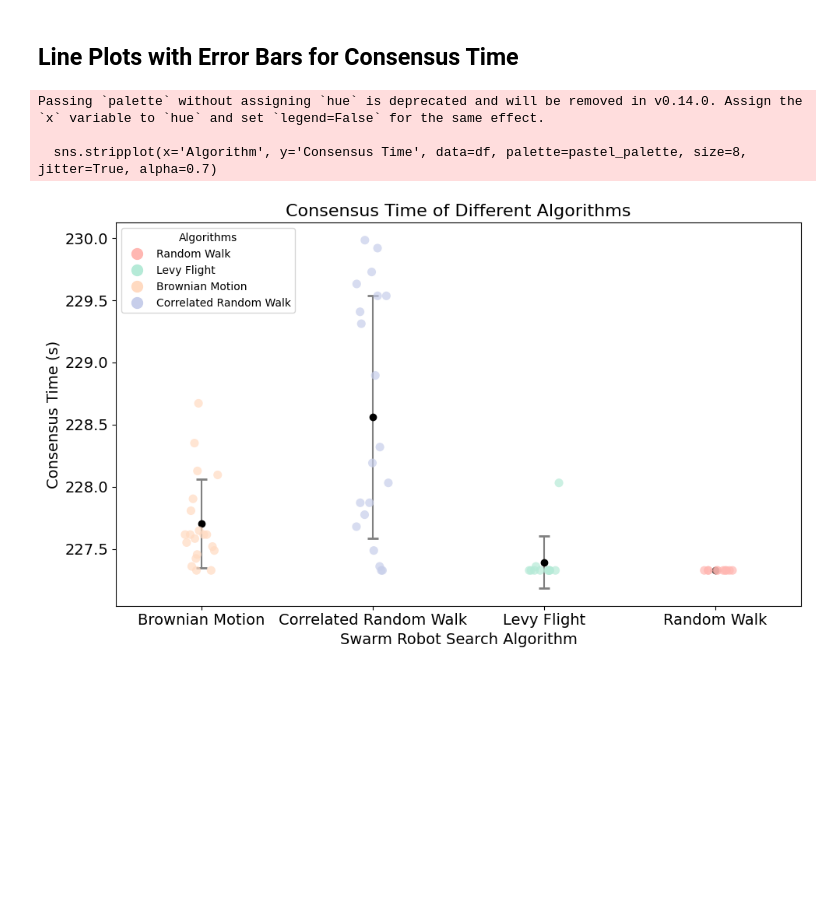
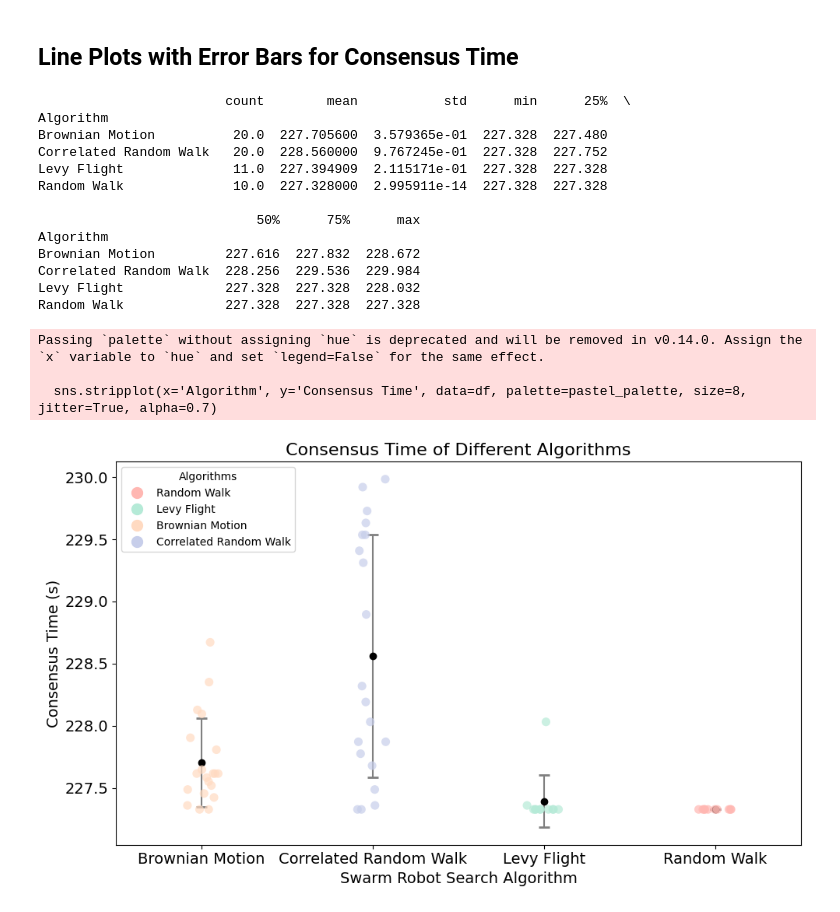
Before and after one commit to marckbarrion/swarm-search-algo_data-analyses, a Jupyter notebook: 4_experiment.ipynb, the cells around one changed output. Drawn from its saved outputs; the diff is of its cells as text; code cells hidden in the pictures; blank space fills up the shorter version.

Commit message:
updated scripts for new acquired data

```diff
--- a/4_experiment.ipynb
+++ b/4_experiment.ipynb
@@ -22,18 +22,27 @@ import seaborn as sns
 def process_directory(base_dir, skip_lines=False):
     consensus_times = []
 
-    for run_dir in sorted(os.listdir(base_dir)):
+    if not os.path.exists(base_dir):
+        print(f"Directory {base_dir} does not exist. Skipping.")
+        return consensus_times
+
+    run_dirs = sorted(os.listdir(base_dir))
+
+    for run_dir in run_dirs:
         run_path = os.path.join(base_dir, run_dir, 'e-puck.csv')
         if os.path.isfile(run_path):
-            if skip_lines:
-                df = pd.read_csv(run_path, skip_blank_lines=True)
-            else:
-                df = pd.read_csv(run_path)
+            try:
+                if skip_lines:
+                    df = pd.read_csv(run_path, skip_blank_lines=True)
+                else:
+                    df = pd.read_csv(run_path)
 
-            # Get the time where consensus_flag is True
-            consensus_time = df.loc[df['consensus_flag'] == True, 'time']
-            if not consensus_time.empty:
-                consensus_times.append(consensus_time.iloc[0])
+                # Get the time where consensus_flag is True
+                consensus_time = df.loc[df['consensus_flag'] == True, 'time']
+                if not consensus_time.empty:
+                    consensus_times.append(consensus_time.iloc[0])
+            except Exception as e:
+                print(f"Error reading {run_path}: {e}")
 
     return consensus_times
 
@@ -59,37 +68,58 @@ for algorithm, dir_path in directories.items():
 
 # Create a DataFrame from the collected data
 df = pd.DataFrame(data)
+
+# Print descriptive statistics
+descriptive_stats = df.groupby('Algorithm')['Consensus Time'].describe()
+print(descriptive_stats)
 
 # Calculate mean and standard deviation for each algorithm
 mean_std = df.groupby('Algorithm')['Consensus Time'].agg(['mean', 'std']).reset_index()
 
 # Define a pastel color palette
 pastel_palette = {
     "Random Walk": "#FFB7B2",  # Light pink
     "Levy Flight": "#B5EAD7",  # Light mint green
     "Brownian Motion": "#FFDAC1",  # Light peach
     "Correlated Random Walk": "#C7CEEA"  # Light lavender
 }
 
 # Plotting the consensus times using line plot with error bars
 plt.figure(figsize=(10, 6))
 plt.errorbar(mean_std['Algorithm'], mean_std['mean'], yerr=mean_std['std'], fmt='o', capsize=5, capthick=2, color='black', ecolor='gray')
 sns.stripplot(x='Algorithm', y='Consensus Time', data=df, palette=pastel_palette, size=8, jitter=True, alpha=0.7)
 plt.title('Consensus Time of Different Algorithms', fontsize=16)
 plt.xlabel('Swarm Robot Search Algorithm', fontsize=14)
 plt.ylabel('Consensus Time (s)', fontsize=14)
 plt.xticks(rotation=0, fontsize=14)
 plt.yticks(fontsize=14)
 
 # Add legend
 handles = [plt.Line2D([0], [0], color=color, marker='o', linestyle='', markersize=10) for color in pastel_palette.values()]
 labels = pastel_palette.keys()
 plt.legend(handles, labels, title='Algorithms', loc='upper left', fontsize=10)
 
 plt.tight_layout()
+
+# Save the figure
+plt.savefig('/home/herzon/results-thesis/subthesis-3/final_plots/4_results.png', format='png', dpi=1200)
+
 plt.show()
 # %% [output]
-Passing `palette` without assigning `hue` is deprecated and will be removed in v0.14.0. Assign the `x` variable to `hue` and set `legend=False` for the same effect.
+                        count        mean           std      min      25%  \
+Algorithm
+Brownian Motion          20.0  227.705600  3.579365e-01  227.328  227.480
+Correlated Random Walk   20.0  228.560000  9.767245e-01  227.328  227.752
+Levy Flight              11.0  227.394909  2.115171e-01  227.328  227.328
+Random Walk              10.0  227.328000  2.995911e-14  227.328  227.328
 
-  sns.stripplot(x='Algorithm', y='Consensus Time', data=df, palette=pastel_palette, size=8, jitter=True, alpha=0.7)
+                            50%      75%      max
+Algorithm
+Brownian Motion         227.616  227.832  228.672
+Correlated Random Walk  228.256  229.536  229.984
+Levy Flight             227.328  227.328  228.032
+Random Walk             227.328  227.328  227.328
+Passing `palette` without assigning `hue` is deprecated and will be removed in v0.14.0. Assign the `x` variable to `hue` and set `legend=False` for the same effect.
+
+  sns.stripplot(x='Algorithm', y='Consensus Time', data=df, palette=pastel_palette, size=8, jitter=True, alpha=0.7)
-[figure, old version]
+[figure, new version]
```
Also changed, not shown: 3 other files.
